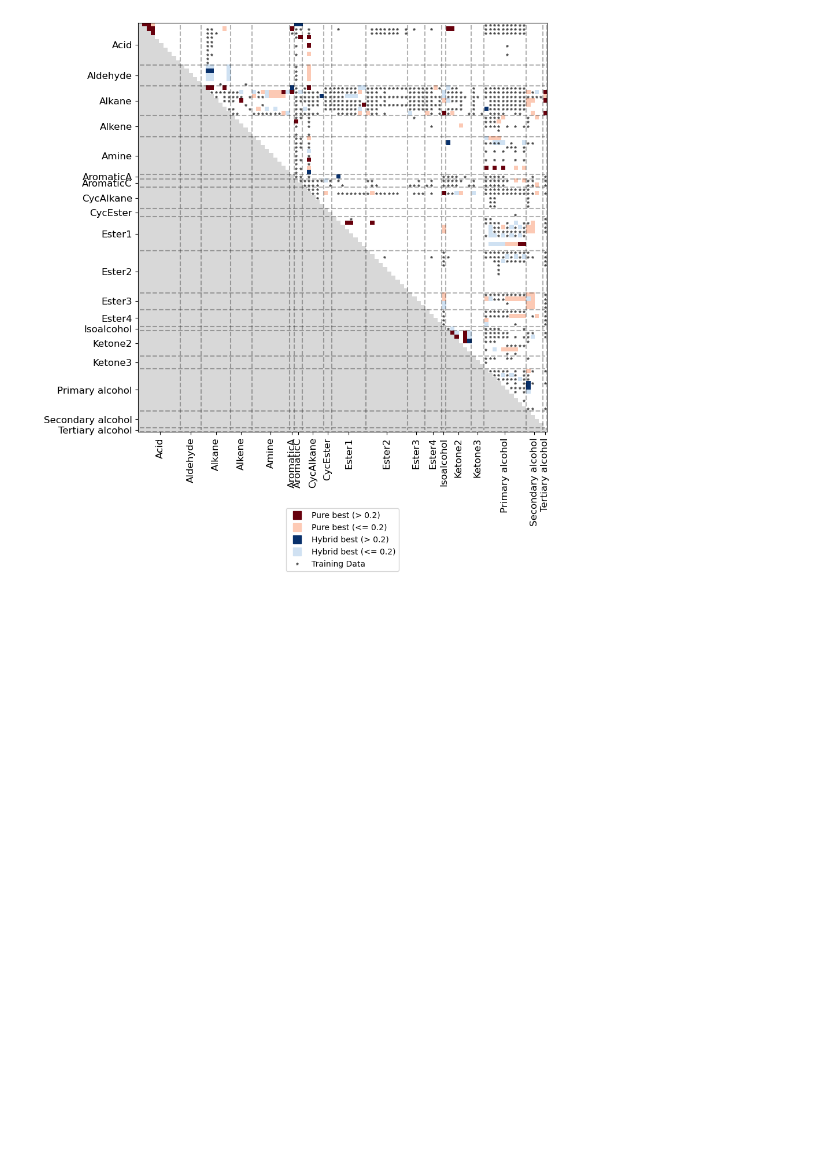
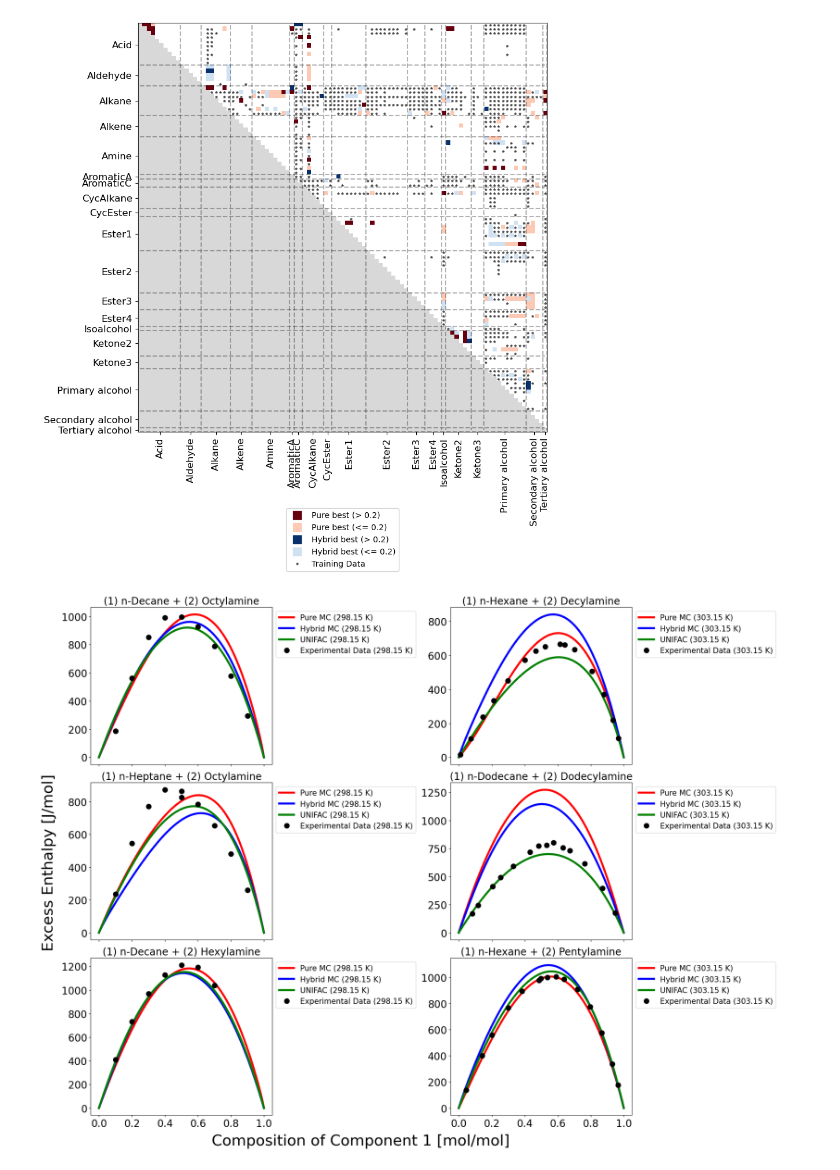
Before and after one commit to Garren-H/MEng-Code, a Jupyter notebook: Comparison_of_Pure_and_Hybrid_Models.ipynb, the cells around one changed output. Cells and saved outputs as stored; diff of their text form; code cells hidden in the pictures; blank space fills up the shorter version.

```diff
--- a/Comparison_of_Pure_and_Hybrid_Models.ipynb
+++ b/Comparison_of_Pure_and_Hybrid_Models.ipynb
@@ -327,3 +327,81 @@ for err_metric in err_metrics:
 [figure]
 [figure]
 [figure]
+# %%
+mix_plot = np.array(['n-Decane + Octylamine',
+                     'n-Hexane + Decylamine',
+                     'n-Heptane + Octylamine',
+                     'n-Dodecane + Dodecylamine',
+                     'n-Decane + Hexylamine',
+                     'n-Hexane + Pentylamine'])
+# %%
+testing_mix = np.char.add(np.char.add(post_obj.c_all[post_obj.testing_indices[:,0]], ' + '), post_obj.c_all[post_obj.testing_indices[:,1]])
+# %%
+mix_plot_idx = np.sum((mix_plot[:,np.newaxis] == testing_mix[np.newaxis,:]) * np.arange(len(testing_mix)), axis=1)
+# %%
+fits = f'{plot_path}'
+os.makedirs(fits, exist_ok=True)
+
+fig,ax = plt.subplots(3,2,figsize=(20,15), sharex=True)
+ax = ax.flatten()
+
+markers = ['.k', '*k', 'sk', '+k']
+linestyle=['-', '--', ':', '-.']
+for i in range(mix_plot.shape[0]):
+    mixi = mix_plot[i]
+    mix_idx = exp_mix == mixi
+    mix_uni_idx = uni_mix == mixi
+
+    p12_plot = p12[hybrid_rank_idx,:,mix_plot_idx[i]]
+    p21_plot = p21[hybrid_rank_idx,:,mix_plot_idx[i]]
+
+    x_plot = np.linspace(0,1,101)
+
+    xx = data_dict_hybrid['x'][mix_idx]
+    TT = data_dict_hybrid['T'][mix_idx]
+    yy_exp = data_dict_hybrid['y_exp'][mix_idx]
+
+    xx_uni = df_UNIFAC['Composition component 1 [mol/mol]'].to_numpy()[mix_uni_idx]
+    TT_uni = df_UNIFAC['Temperature [K]'].to_numpy()[mix_uni_idx]
+    yy_uni = df_UNIFAC['UNIFAC_DMD [J/mol]'].to_numpy()[mix_uni_idx]
+
+    T_unique = np.unique(TT)
+    T_unique = np.concatenate([T_unique.astype(int)+0.15, T_unique.astype(int)+1.15])
+    T_unique = np.unique(T_unique)
+
+    T_unique = T_unique[np.sum(np.abs(T_unique[:,np.newaxis] - TT[np.newaxis,:]) <= 0.5, axis=1) > 0]
+
+    counter = 0
+    for j in range(min(len(T_unique),4)):
+
+        T_idx = np.abs(TT-T_unique[j])<=0.5
+        T_idx_uni = np.abs(TT_uni-T_unique[j])<=0.5
+
+        x_y = xx[T_idx]
+        y_y = yy_exp[T_idx]
+        x_uni = xx_uni[T_idx_uni]
+        y_uni = yy_uni[T_idx_uni]
+
+        K_plot_MC = K(x_plot, x_MC, T_unique[j]*np.ones_like(x_plot), T_MC)
+        y_MC_pure = K_plot_MC @ K_MC_inv @ y_MC_interps[pure_rank_idx][:,mix_plot_idx[i]]
+
+        y_hybrid = excess_enthalpy_predictions(x_plot, T_unique[j], p12_plot, p21_plot)
+
+        ax[i].plot(x_plot, y_MC_pure, f'{linestyle[j]}r', label=f'Pure MC ({T_unique[j]} K)', linewidth=4)
+        ax[i].plot(x_plot, y_hybrid, f'{linestyle[j]}b', label=f'Hybrid MC ({T_unique[j]} K)', linewidth=4)
+        ax[i].plot(x_uni, y_uni, f'{linestyle[j]}g', label=f'UNIFAC ({T_unique[j]} K)', linewidth=4)
+        ax[i].plot(x_y, y_y, f'{markers[j]}', label=f'Experimental Data ({T_unique[j]} K)', markersize=20)
+
+        c1 = mixi.split(' + ')[0]
+        c2 = mixi.split(' + ')[1]
+    ax[i].set_title(f'(1) {c1} + (2) {c2}', fontsize=20)
+    ax[i].legend(loc='upper left', bbox_to_anchor=(1,1), fontsize=15)
+    ax[i].tick_params(axis='both', which='major', labelsize=20)
+plt.tight_layout()
+fig.text(0.42, -0.02, 'Composition of Component 1 [mol/mol]', ha='center', fontsize=30)
+fig.text(-0.02, 0.5, 'Excess Enthalpy [J/mol]', va='center', rotation='vertical', fontsize=30)
+
+png_path = f'{fits}/alkane_amines_fits.png'
+fig.savefig(png_path, dpi=500, bbox_inches='tight')
+# %% [output]
+[figure, added]
```
Also changed, not shown: parts of 7 cells of this notebook, 2 other files.
